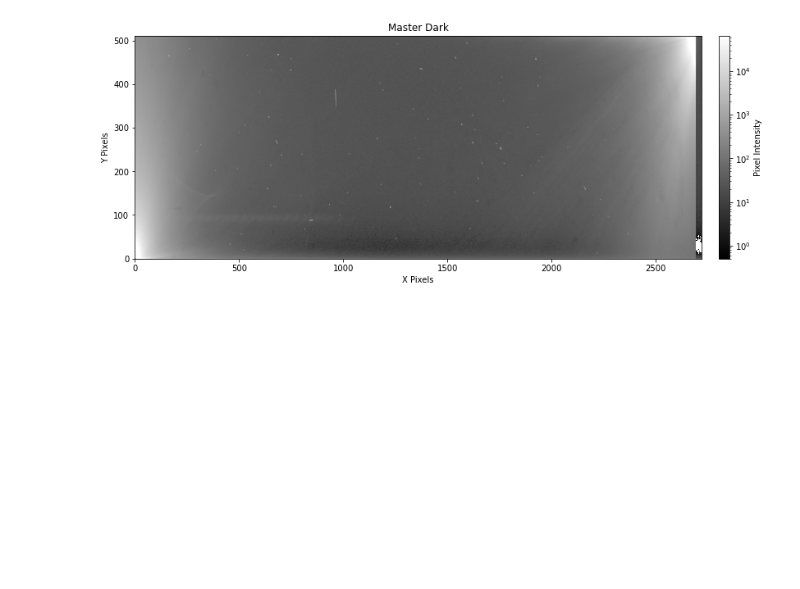
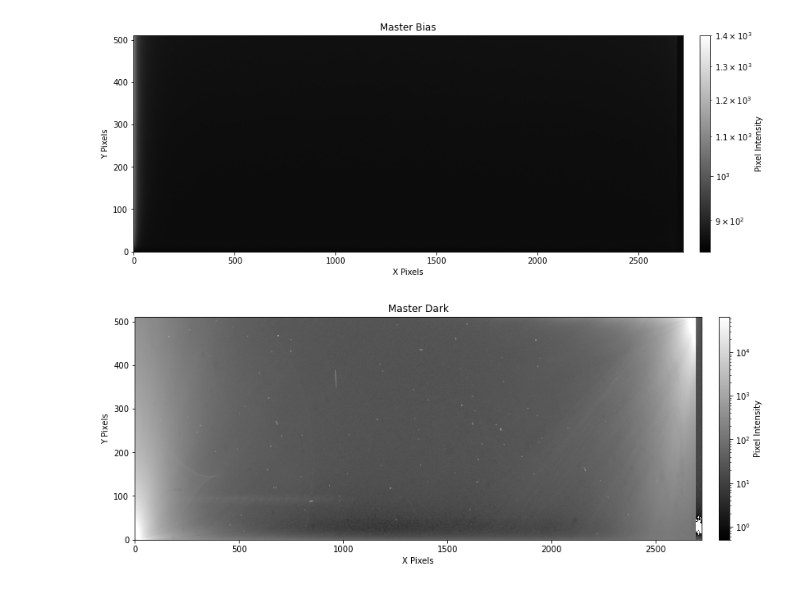
Before and after one commit to astronamanj/641_Observational_Techniques, a Jupyter notebook: omm_spectograph/noise_removal.ipynb, the cells around one changed output. Cells and saved outputs as stored; diff of their text form; code cells hidden in the pictures; blank space fills up the shorter version.

```diff
--- a/omm_spectograph/noise_removal.ipynb
+++ b/omm_spectograph/noise_removal.ipynb
@@ -9,5 +9,5 @@ for i in range(1, 11):
 master_bias = fn.create_master_bias(bias_files)
 np.save('./data/master_bias.npy', master_bias)
 
-fn.plot_fits(master_bias, 'Master Bias', LogNorm()
+fn.plot_fits(master_bias, 'Master Bias', LogNorm())
 # %% [output]
@@ -15,3 +15,4 @@ SyntaxError: unexpected EOF while parsing (2347761301.py, line 8)
+[figure, added]
 # %%
 # EXPTIME data = 1800 s
 # EXPTIME dark frame 3 = 1800 s (others are way smaller)
```
Also changed, not shown: parts of 2 cells of this notebook, 1 other file.
